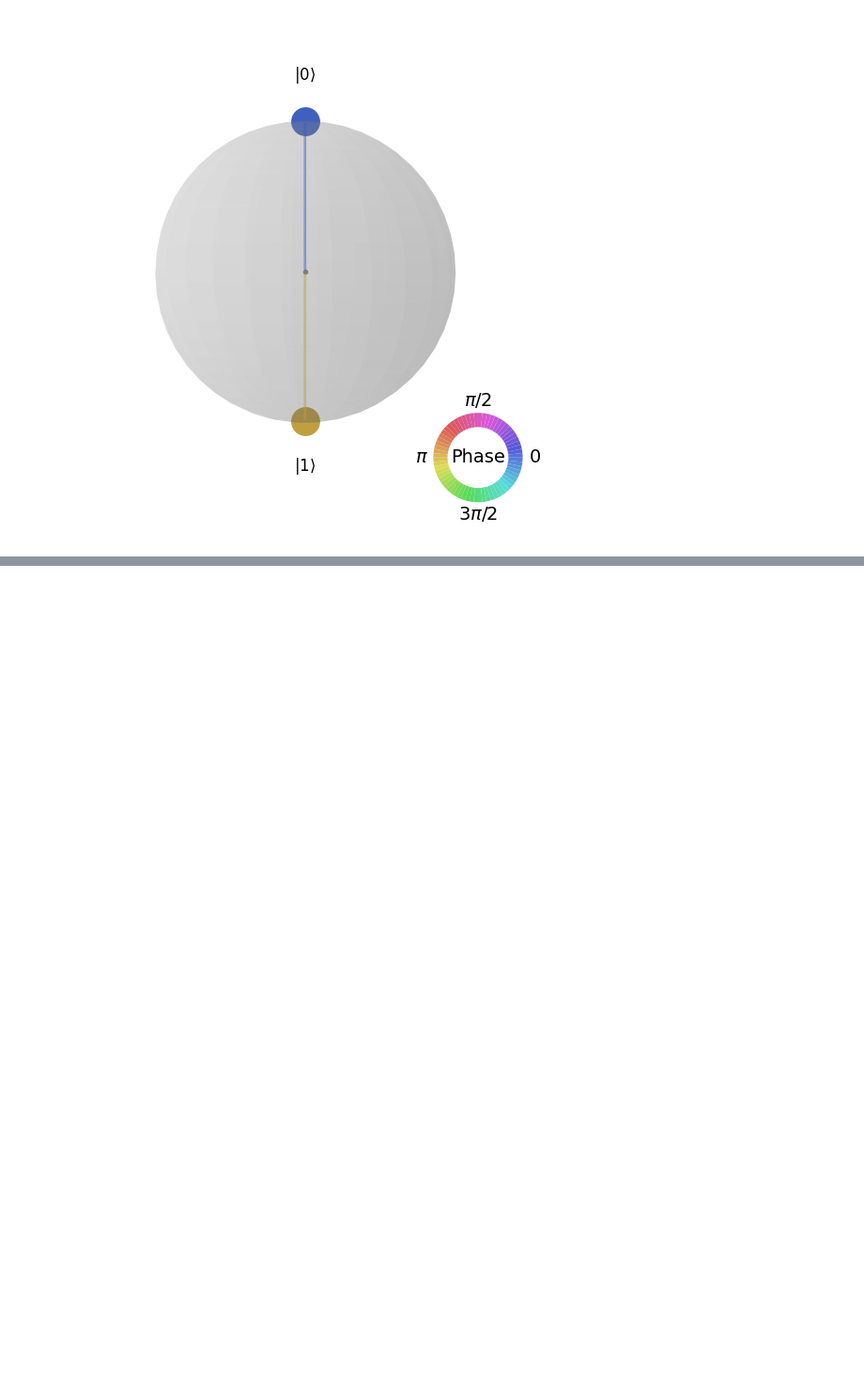
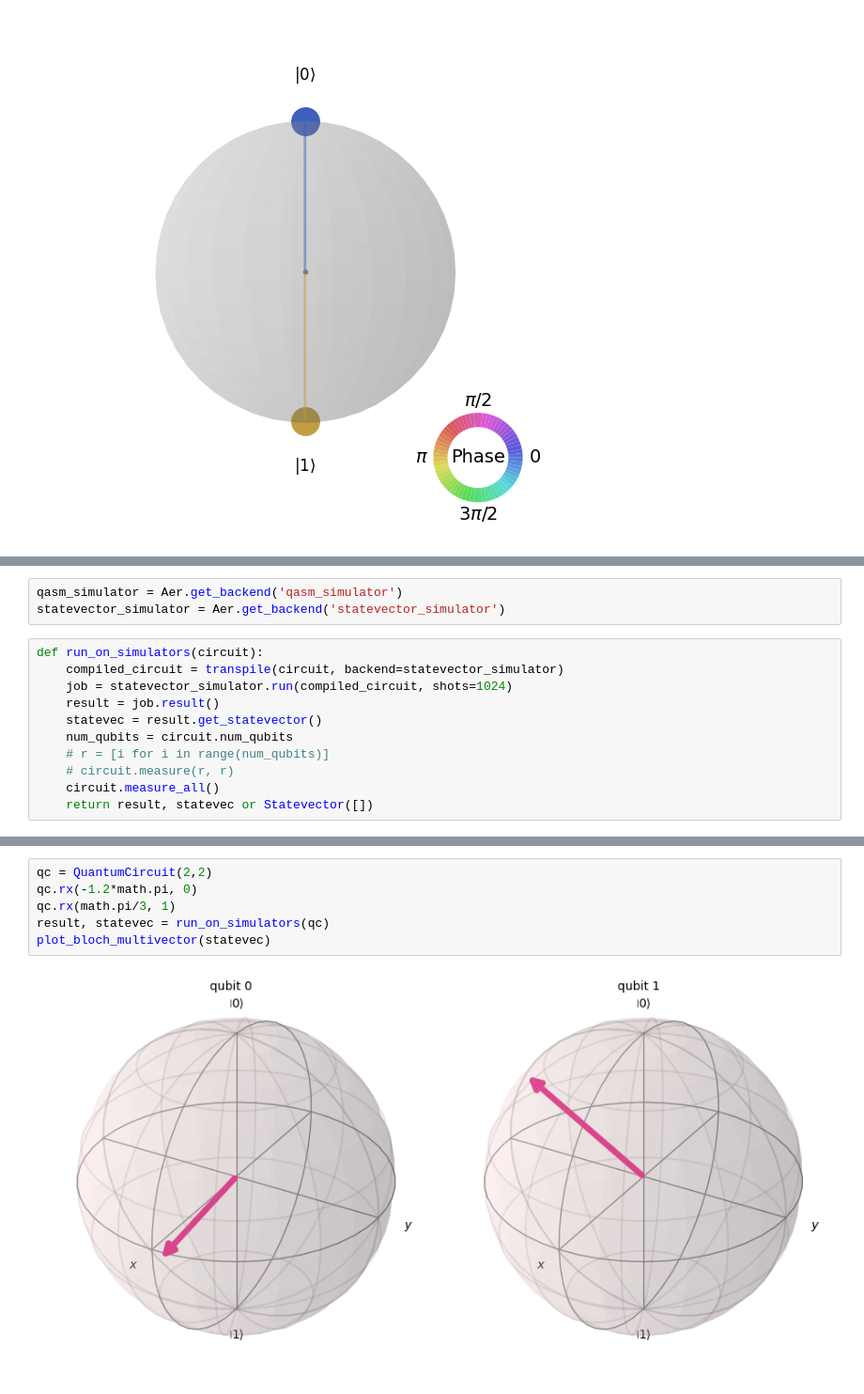
Before and after one commit to oooookk7/Quantum-Computing-with-Qiskit, a Jupyter notebook: 01-teleportation.ipynb, the cells around one changed output, grey strips where cells are left out. Shown at 94% size. Drawn from its saved outputs; the diff is of its cells as text; blank space fills up the shorter version.

```diff
--- a/01-teleportation.ipynb
+++ b/01-teleportation.ipynb
@@ -53,0 +112,14 @@ plot_state_qsphere(state)
+# %%
+qasm_simulator = Aer.get_backend('qasm_simulator')
+statevector_simulator = Aer.get_backend('statevector_simulator')
+# %%
+def run_on_simulators(circuit):
+    compiled_circuit = transpile(circuit, backend=statevector_simulator)
+    job = statevector_simulator.run(compiled_circuit, shots=1024)
+    result = job.result()
+    statevec = result.get_statevector()
+    num_qubits = circuit.num_qubits
+    # r = [i for i in range(num_qubits)]
+    # circuit.measure(r, r)
+    circuit.measure_all()
+    return result, statevec or Statevector([])
@@ -53,0 +171,8 @@ plot_state_qsphere(state)
+# %%
+qc = QuantumCircuit(2,2)
+qc.rx(-1.2*math.pi, 0)
+qc.rx(math.pi/3, 1)
+result, statevec = run_on_simulators(qc)
+plot_bloch_multivector(statevec)
+# %% [output]
+[figure, added]
```
Also changed, not shown: parts of 32 cells of this notebook.
